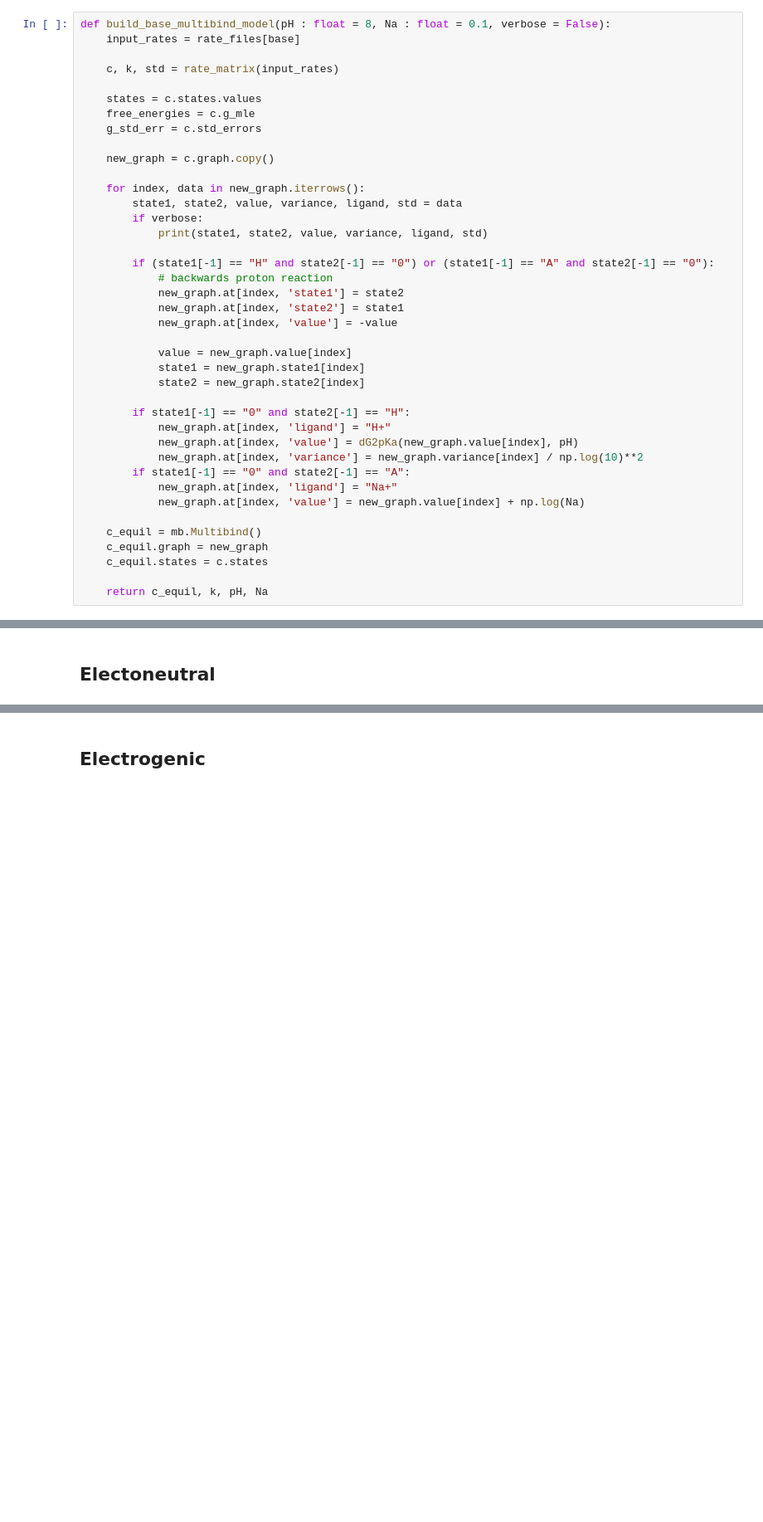
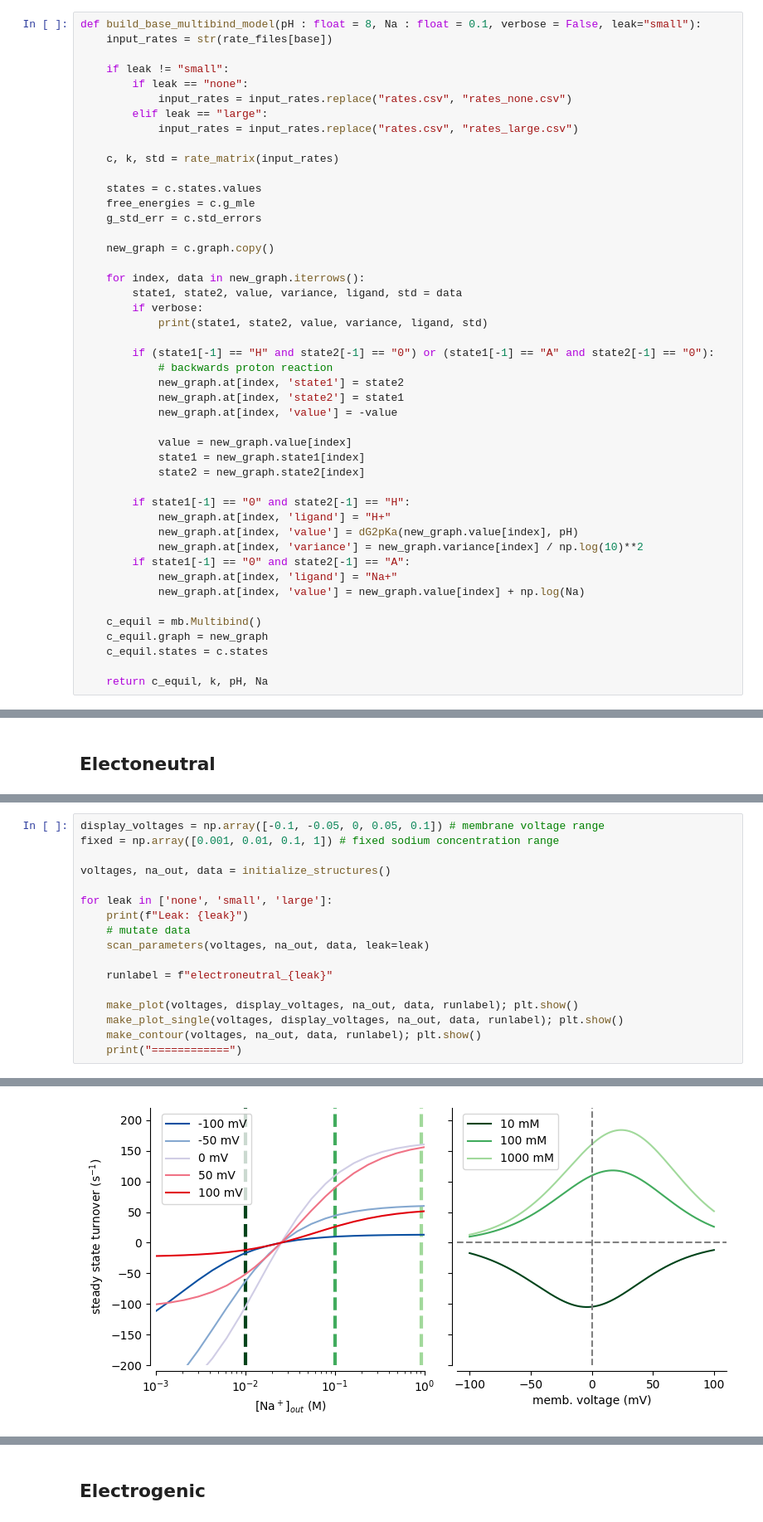
Before and after one commit to Becksteinlab/multibind-publication-code, a Jupyter notebook: full_antiporter_example/antiporter_model.ipynb, the cells around one changed output, grey strips where cells are left out. Shown: that part at 83% size. Drawn from its saved outputs; the diff is of its cells as text; blank space fills up the shorter version.

Commit message:
Added leak models

```diff
--- a/full_antiporter_example/antiporter_model.ipynb
+++ b/full_antiporter_example/antiporter_model.ipynb
@@ -31,8 +35,14 @@ def dG2pKa(dG : float, pH : float = 0.0) -> float:
     '''
     return pH - dG / np.log(10)
 # %%
-def build_base_multibind_model(pH : float = 8, Na : float = 0.1, verbose = False):
-    input_rates = rate_files[base]
+def build_base_multibind_model(pH : float = 8, Na : float = 0.1, verbose = False, leak="small"):
+    input_rates = str(rate_files[base])
+
+    if leak != "small":
+        if leak == "none":
+            input_rates = input_rates.replace("rates.csv", "rates_none.csv")
+        elif leak == "large":
+            input_rates = input_rates.replace("rates.csv", "rates_large.csv")
 
     c, k, std = rate_matrix(input_rates)
 
@@ -215,0 +300,18 @@ NameError: name 'np' is not defined
+# %%
+display_voltages = np.array([-0.1, -0.05, 0, 0.05, 0.1]) # membrane voltage range
+fixed = np.array([0.001, 0.01, 0.1, 1]) # fixed sodium concentration range
+
+voltages, na_out, data = initialize_structures()
+
+for leak in ['none', 'small', 'large']:
+    print(f"Leak: {leak}")
+    # mutate data
+    scan_parameters(voltages, na_out, data, leak=leak)
+
+    runlabel = f"electroneutral_{leak}"
+
+    make_plot(voltages, display_voltages, na_out, data, runlabel); plt.show()
+    make_plot_single(voltages, display_voltages, na_out, data, runlabel); plt.show()
+    make_contour(voltages, na_out, data, runlabel); plt.show()
+    print("============")
+# %% [output]
@@ -215,0 +319 @@ NameError: name 'np' is not defined
+[figure, added]
```
Also changed, not shown: parts of 15 cells of this notebook, 40 other files.
